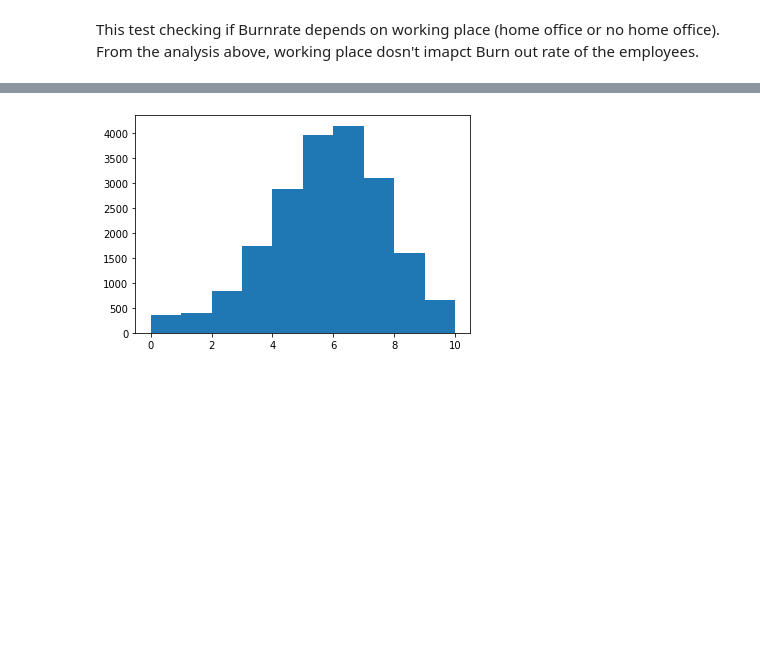
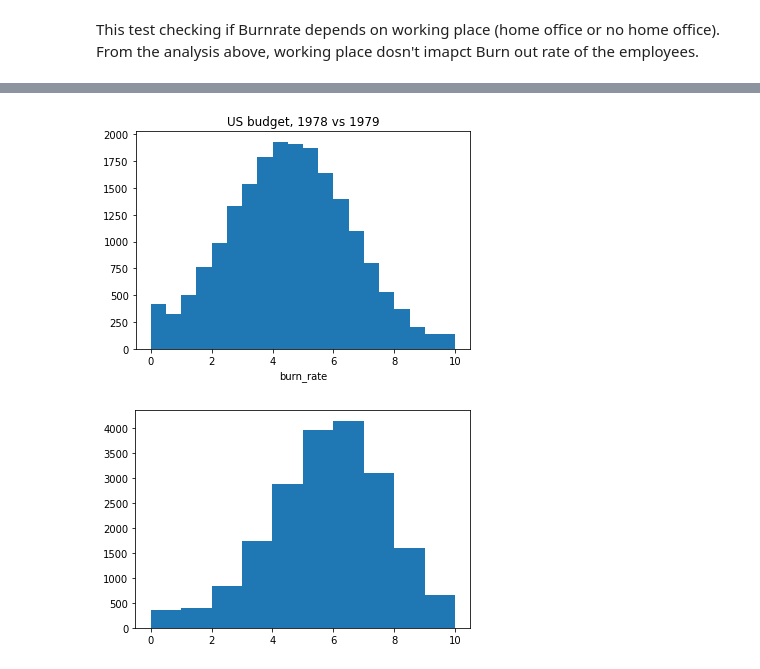
Before and after one commit to Vselenis/Data-Science-June-2022, a Jupyter notebook: Project/Project.ipynb, the cells around one changed output, grey strips where cells are left out. Saved outputs shown, nothing was run; the diff lists cells and outputs as text; code cells hidden in the pictures; blank space fills up the shorter version.

```diff
--- a/Project/Project.ipynb
+++ b/Project/Project.ipynb
@@ -168,3 +218,10 @@ This test checking if Burnrate depends on working place (home office or no home
+# %%
+plt.hist(employes_data.burn_rate, bins = 20)
+plt.title('US budget, 1978 vs 1979')
+plt.xlabel('burn_rate')
+plt.show()
+# %% [output]
+[figure, added]
 # %%
 plt.hist(employes_data.fatigue)
 plt.show()
```
Also changed, not shown: parts of 38 cells of this notebook.
